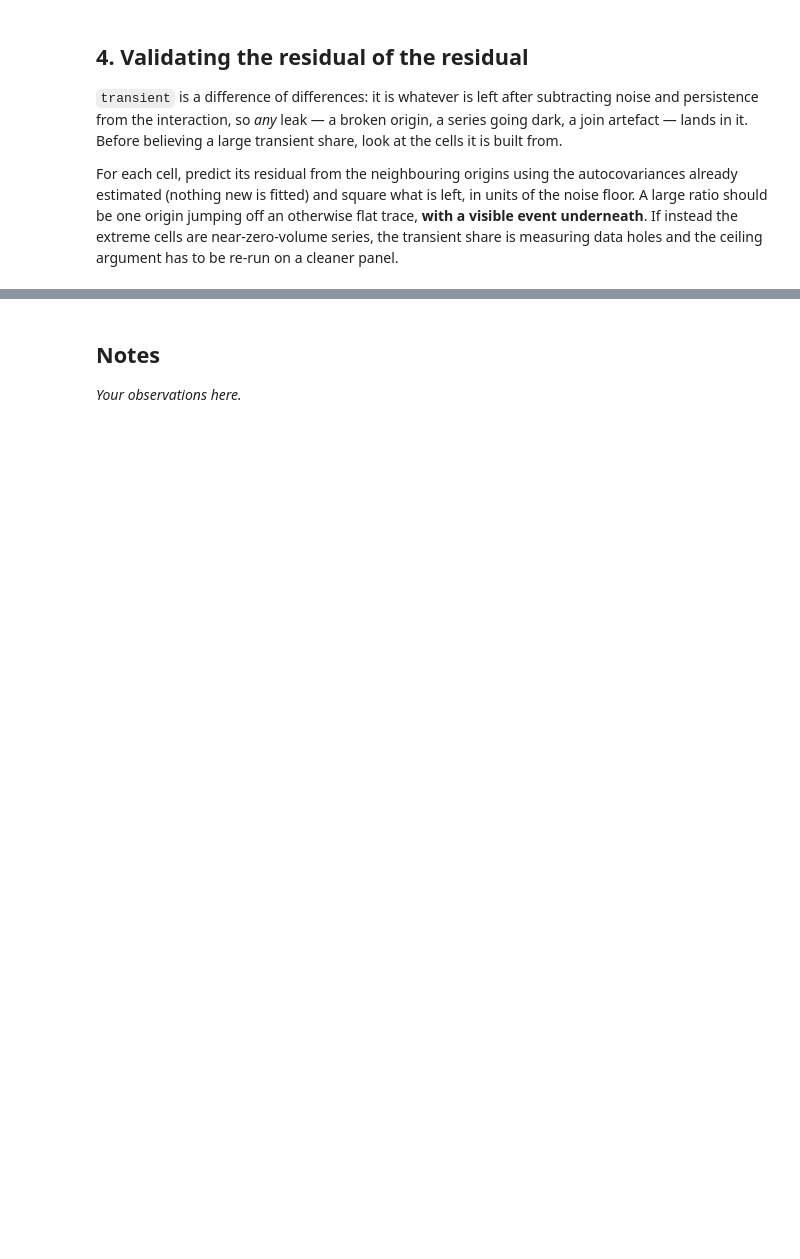
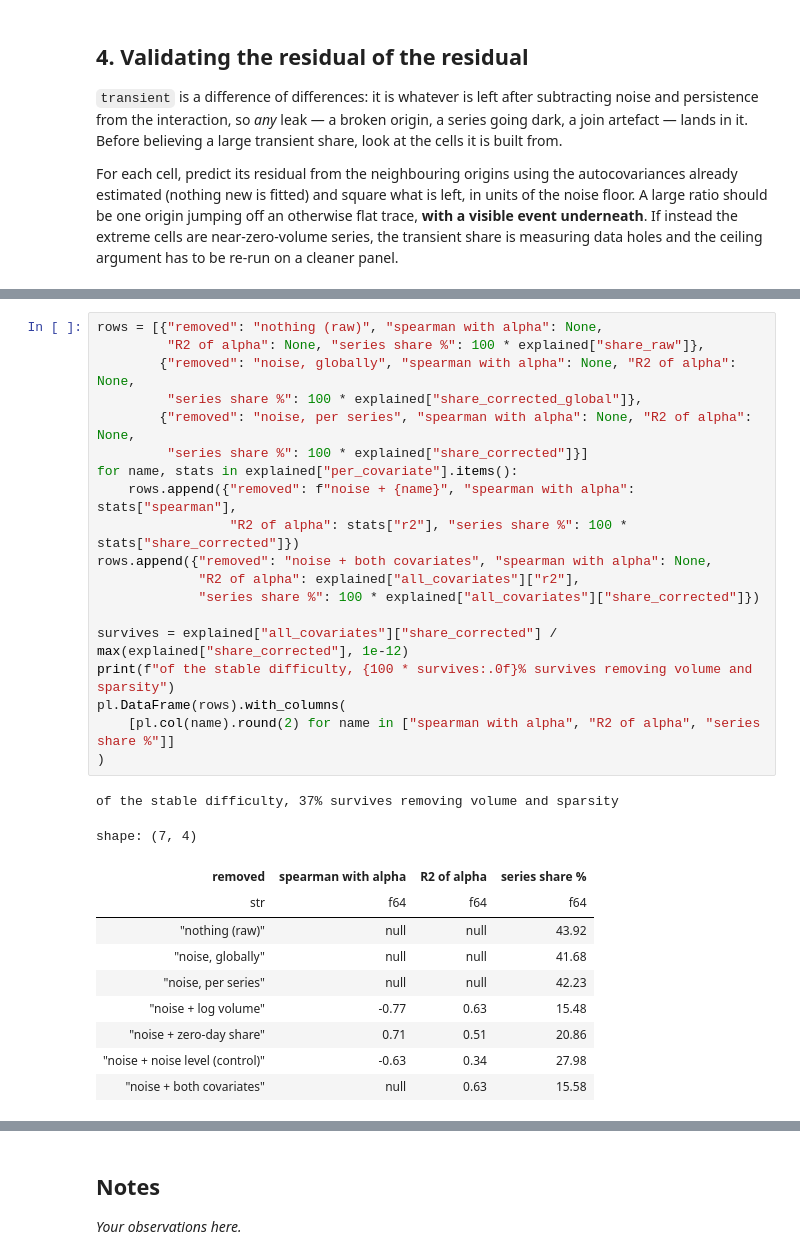
Before and after one commit to amelien-quenet/m5-chronos2, a Jupyter notebook: notebooks/09_error_persistence.ipynb, the cells around one changed output, grey strips where cells are left out. Saved outputs shown, nothing was run; the diff lists cells and outputs as text; blank space fills up the shorter version.

```diff
--- a/notebooks/09_error_persistence.ipynb
+++ b/notebooks/09_error_persistence.ipynb
@@ -387,0 +565,31 @@ The rule was fixed before the data was looked at; here it is applied.
+# %%
+rows = [{"removed": "nothing (raw)", "spearman with alpha": None,
+         "R2 of alpha": None, "series share %": 100 * explained["share_raw"]},
+        {"removed": "noise, globally", "spearman with alpha": None, "R2 of alpha": None,
+         "series share %": 100 * explained["share_corrected_global"]},
+        {"removed": "noise, per series", "spearman with alpha": None, "R2 of alpha": None,
+         "series share %": 100 * explained["share_corrected"]}]
+for name, stats in explained["per_covariate"].items():
+    rows.append({"removed": f"noise + {name}", "spearman with alpha": stats["spearman"],
+                 "R2 of alpha": stats["r2"], "series share %": 100 * stats["share_corrected"]})
+rows.append({"removed": "noise + both covariates", "spearman with alpha": None,
+             "R2 of alpha": explained["all_covariates"]["r2"],
+             "series share %": 100 * explained["all_covariates"]["share_corrected"]})
+
+survives = explained["all_covariates"]["share_corrected"] / max(explained["share_corrected"], 1e-12)
+print(f"of the stable difficulty, {100 * survives:.0f}% survives removing volume and sparsity")
+pl.DataFrame(rows).with_columns(
+    [pl.col(name).round(2) for name in ["spearman with alpha", "R2 of alpha", "series share %"]]
+)
+# %% [output]
+of the stable difficulty, 37% survives removing volume and sparsity
+shape: (7, 4)
+| removed | spearman with alpha | R2 of alpha | series share % |
+| str | f64 | f64 | f64 |
+| "nothing (raw)" | null | null | 43.92 |
+| "noise, globally" | null | null | 41.68 |
+| "noise, per series" | null | null | 42.23 |
+| "noise + log volume" | -0.77 | 0.63 | 15.48 |
+| "noise + zero-day share" | 0.71 | 0.51 | 20.86 |
+| "noise + noise level (control)" | -0.63 | 0.34 | 27.98 |
+| "noise + both covariates" | null | 0.63 | 15.58 |
```
Also changed, not shown: parts of 33 cells of this notebook, 13 other files.
